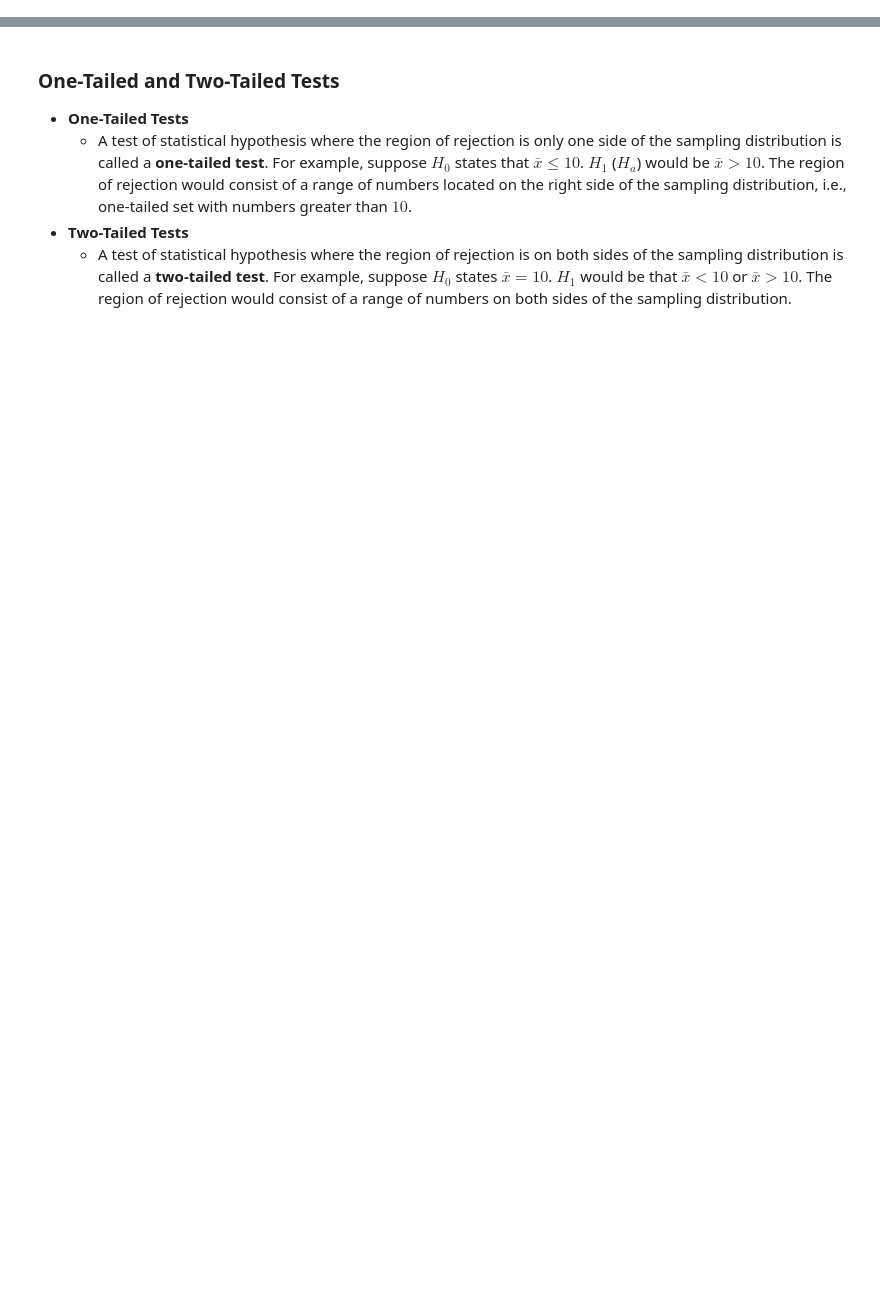
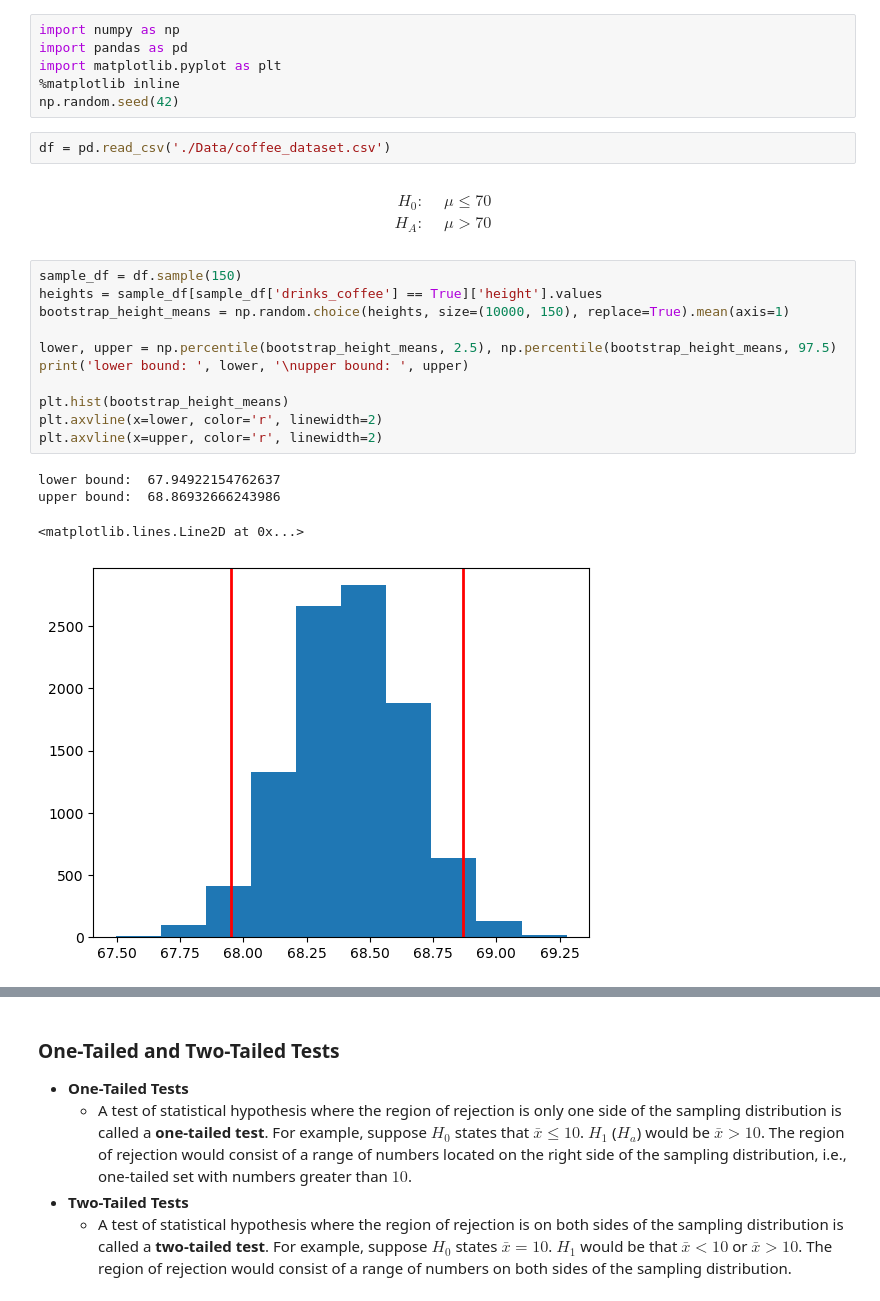
Before and after one commit to burmeisterryan3/Career-Change-Preparation, a Jupyter notebook: Udacity/Statistics/5. Hypothesis Testing.ipynb, the cells around one changed output, grey strips where cells are left out. Drawn from its saved outputs; the diff is of its cells as text; blank space fills up the shorter version.

```diff
--- a/Udacity/Statistics/5. Hypothesis Testing.ipynb
+++ b/Udacity/Statistics/5. Hypothesis Testing.ipynb
@@ -104,3 +106,29 @@ If we decide a parachute would work, and it in fact does work, we have a true po
 However, if we decide the parachute would fail, but in fact it would have worked, we make a Type II error (false negative, and it maybe costs us $30). Alternatively, if we decide the parachute would work, but it in fact fails, we make a Type I error (and the consequence is death).
 
 Obviously, making a Type I error is worse in this scenario. Furthermore, setting $\alpha$ to either $0.01$ or $0.05$ is likely entirely too high. Our $\alpha$ value should be set according to the nature of our test and our acceptable tolerance.
+# %%
+import numpy as np
+import pandas as pd
+import matplotlib.pyplot as plt
+%matplotlib inline
+np.random.seed(42)
+# %%
+df = pd.read_csv('./Data/coffee_dataset.csv')
+# %% [markdown]
+$$\begin{align}H_0:&\quad\mu\leq70\\ H_A:&\quad\mu\gt70\end{align}$$
+# %%
+sample_df = df.sample(150)
+heights = sample_df[sample_df['drinks_coffee'] == True]['height'].values
+bootstrap_height_means = np.random.choice(heights, size=(10000, 150), replace=True).mean(axis=1)
+
+lower, upper = np.percentile(bootstrap_height_means, 2.5), np.percentile(bootstrap_height_means, 97.5)
+print('lower bound: ', lower, '\nupper bound: ', upper)
+
+plt.hist(bootstrap_height_means)
+plt.axvline(x=lower, color='r', linewidth=2)
+plt.axvline(x=upper, color='r', linewidth=2)
+# %% [output]
+lower bound:  67.94922154762637
+upper bound:  68.86932666243986
+<matplotlib.lines.Line2D at 0x...>
+[figure, added]
```
Also changed, not shown: parts of 10 cells of this notebook, 5 other files.
